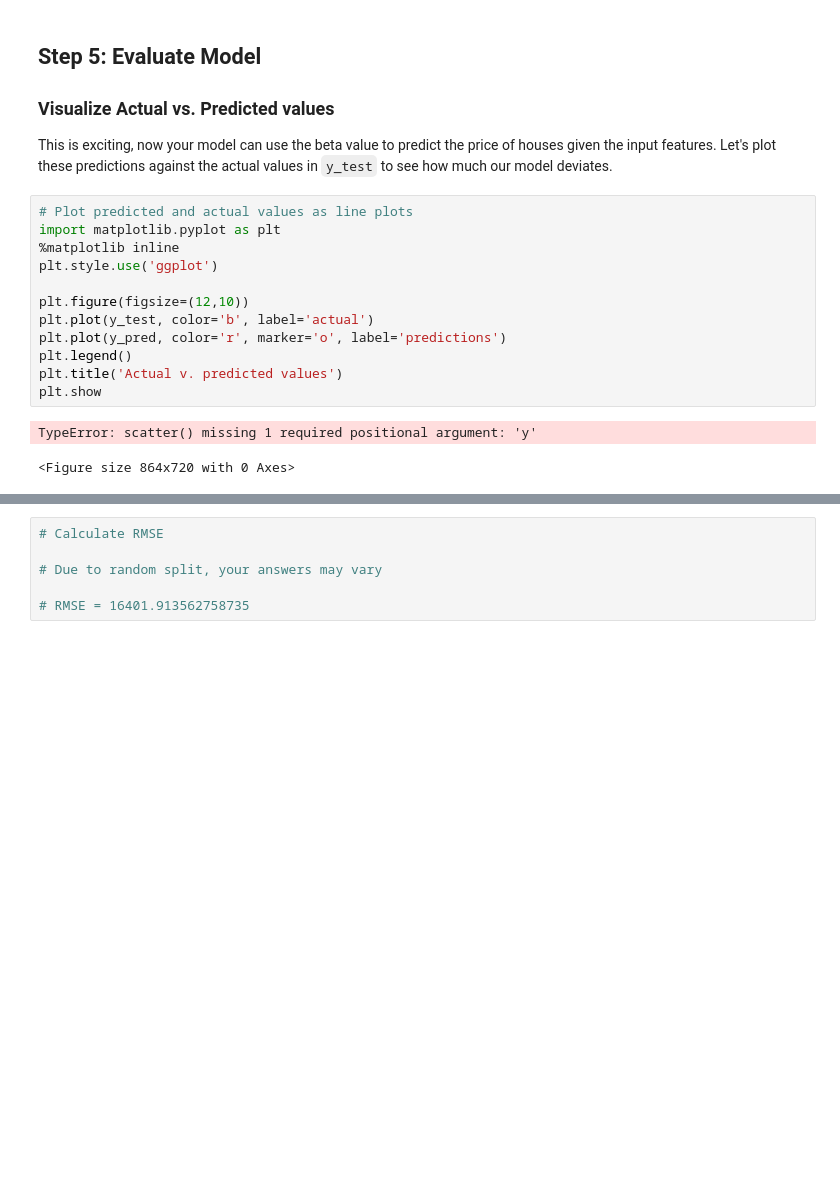
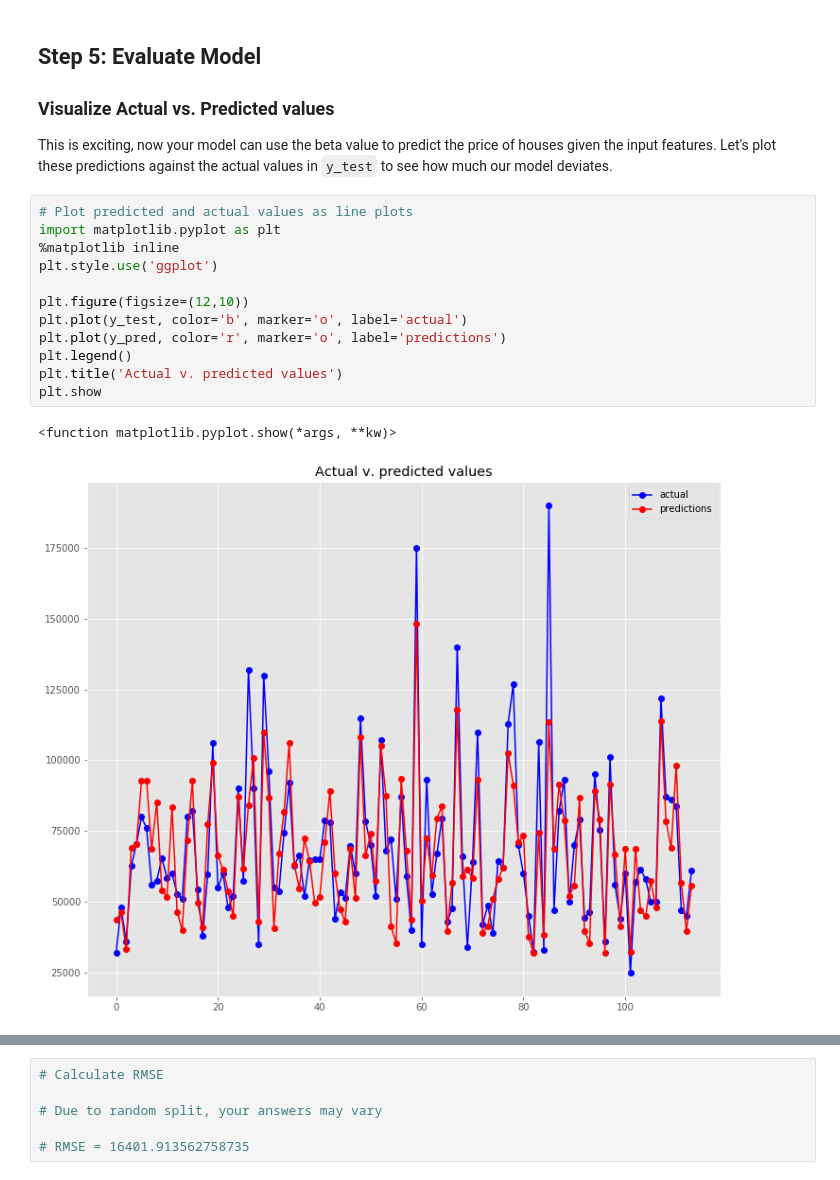
Before and after one commit to zapatos24/dsc-linalg-regression-lab-nyc-ds-060319, a Jupyter notebook: index.ipynb, the cells around one changed output, grey strips where cells are left out. Saved outputs shown, nothing was run; the diff lists cells and outputs as text; blank space fills up the shorter version.

```diff
--- a/index.ipynb
+++ b/index.ipynb
@@ -191,18 +191,18 @@ This is exciting, now your model can use the beta value to predict the price of
 # %%
 # Plot predicted and actual values as line plots
 import matplotlib.pyplot as plt
 %matplotlib inline
 plt.style.use('ggplot')
 
 plt.figure(figsize=(12,10))
-plt.plot(y_test, color='b', label='actual')
+plt.plot(y_test, color='b', marker='o', label='actual')
 plt.plot(y_pred, color='r', marker='o', label='predictions')
 plt.legend()
 plt.title('Actual v. predicted values')
 plt.show
 # %% [output]
-TypeError: scatter() missing 1 required positional argument: 'y'
+<function matplotlib.pyplot.show(*args, **kw)>
-<Figure size 864x720 with 0 Axes>
+[figure, added]
 # %% [markdown]
 <img src ="images/diff.png" width="750">
 
```
